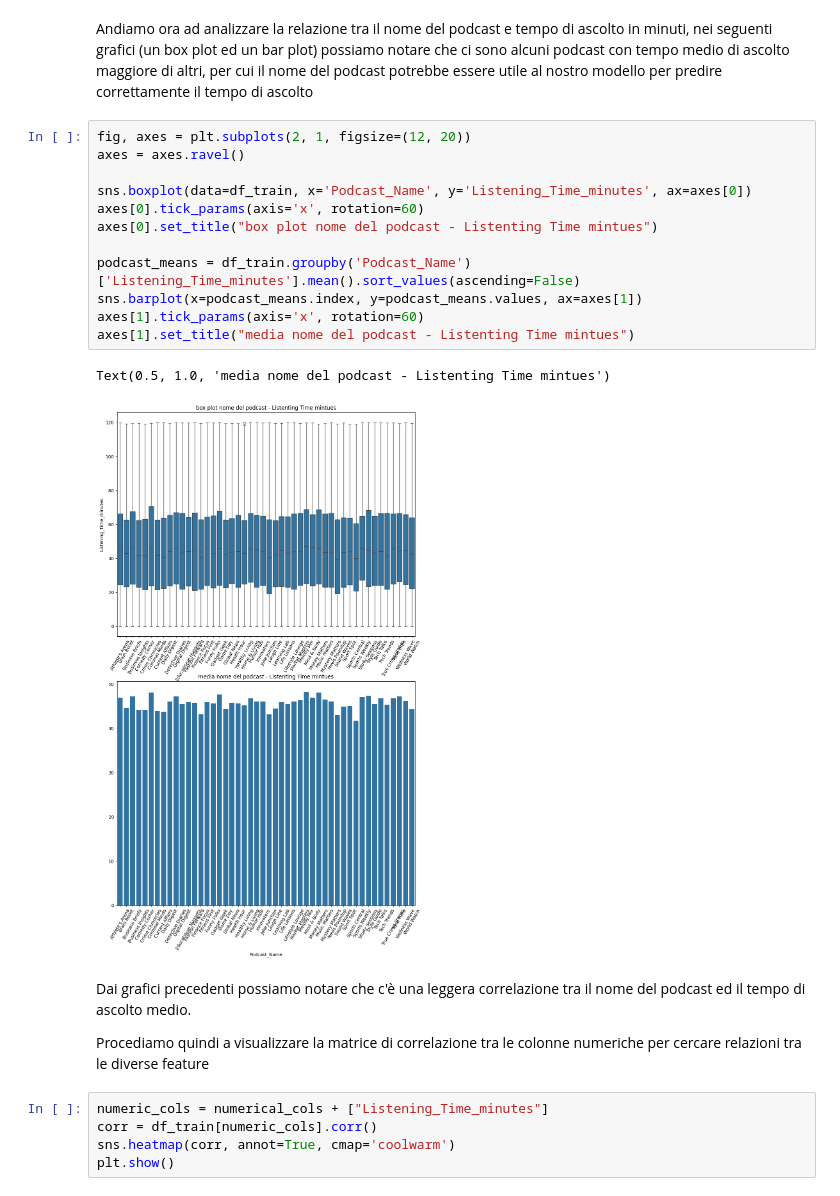
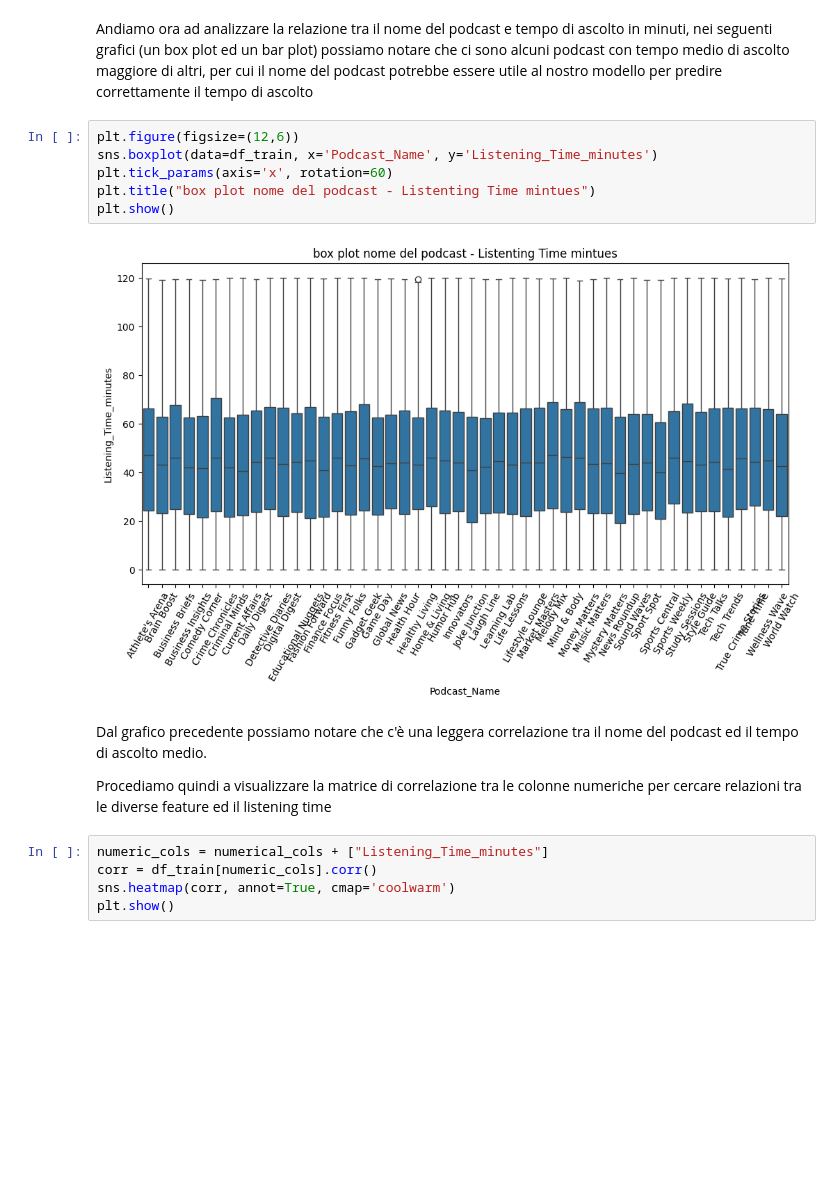
Before and after one commit to mtttia/data_intensive_project, a Jupyter notebook: notebook.ipynb, the cells around one changed output. Saved outputs shown, nothing was run; the diff lists cells and outputs as text; blank space fills up the shorter version.

```diff
--- a/notebook.ipynb
+++ b/notebook.ipynb
@@ -316,24 +316,17 @@ Name: Listening_Time_minutes, dtype: float64
 # %% [markdown]
 Andiamo ora ad analizzare la relazione tra il nome del podcast e tempo di ascolto in minuti, nei seguenti grafici (un box plot ed un bar plot) possiamo notare che ci sono alcuni podcast con tempo medio di ascolto maggiore di altri, per cui il nome del podcast potrebbe essere utile al nostro modello per predire correttamente il tempo di ascolto
 # %%
-fig, axes = plt.subplots(2, 1, figsize=(12, 20))
-axes = axes.ravel()
-
-sns.boxplot(data=df_train, x='Podcast_Name', y='Listening_Time_minutes', ax=axes[0])
-axes[0].tick_params(axis='x', rotation=60)
-axes[0].set_title("box plot nome del podcast - Listenting Time mintues")
-
-podcast_means = df_train.groupby('Podcast_Name')['Listening_Time_minutes'].mean().sort_values(ascending=False)
-sns.barplot(x=podcast_means.index, y=podcast_means.values, ax=axes[1])
-axes[1].tick_params(axis='x', rotation=60)
-axes[1].set_title("media nome del podcast - Listenting Time mintues")
+plt.figure(figsize=(12,6))
+sns.boxplot(data=df_train, x='Podcast_Name', y='Listening_Time_minutes')
+plt.tick_params(axis='x', rotation=60)
+plt.title("box plot nome del podcast - Listenting Time mintues")
+plt.show()
 # %% [output]
-Text(0.5, 1.0, 'media nome del podcast - Listenting Time mintues')
-[figure, old version]
+[figure, new version]
 # %% [markdown]
-Dai grafici precedenti possiamo notare che c'è una leggera correlazione tra il nome del podcast ed il tempo di ascolto medio.
+Dal grafico precedente possiamo notare che c'è una leggera correlazione tra il nome del podcast ed il tempo di ascolto medio.
 
-Procediamo quindi a visualizzare la matrice di correlazione tra le colonne numeriche per cercare relazioni tra le diverse feature
+Procediamo quindi a visualizzare la matrice di correlazione tra le colonne numeriche per cercare relazioni tra le diverse feature ed il listening time
 # %%
 numeric_cols = numerical_cols + ["Listening_Time_minutes"]
 corr = df_train[numeric_cols].corr()
```
Also changed, not shown: parts of 15 cells of this notebook, 1 other file.
